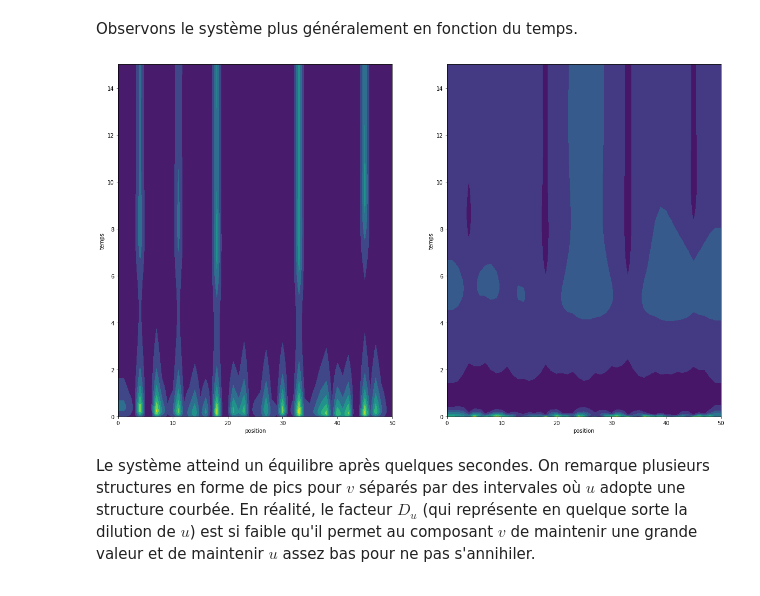
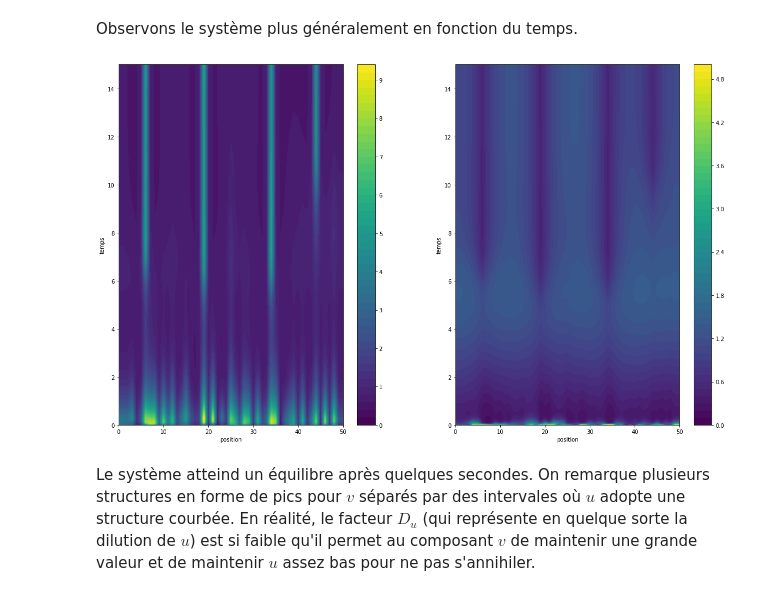
Before and after one commit to quent142/Projet-sim-num-Quentin-Jonathan, a Jupyter notebook: Notebook_Brusselator.ipynb, the cells around one changed output. Saved outputs shown, nothing was run; the diff lists cells and outputs as text; code cells hidden in the pictures.

```diff
--- a/Notebook_Brusselator.ipynb
+++ b/Notebook_Brusselator.ipynb
@@ -292,19 +292,21 @@ plt.show()
 # %% [markdown]
 Observons le système plus généralement en fonction du temps.
 # %%
-fig2_3 = plt.figure(figsize=(20,12))
+fig1_2 = plt.figure(figsize=(20,12))
 [xx,tt] = np.meshgrid(x,np.linspace(0,time,T+1))
 ax1 = plt.subplot(121)
 ax1.set_xlabel("position")
 ax1.set_ylabel("temps")
-graphe_1 = plt.contourf(xx,tt,np.transpose(u))
+graphe_1 = plt.contourf(xx,tt,np.transpose(u),50)
+fig1_2.colorbar(graphe_1,ax=ax1)
 ax2 = plt.subplot(122)
 ax2.set_xlabel("position")
 ax2.set_ylabel("temps")
-graphe_2 = plt.contourf(xx,tt,np.transpose(v))
+graphe_2 = plt.contourf(xx,tt,np.transpose(v),50)
+fig1_2.colorbar(graphe_2,ax=ax2)
 plt.show()
 # %% [output]
-[figure, old version]
+[figure, new version]
 # %% [markdown]
 Le système atteind un équilibre après quelques secondes. On remarque plusieurs structures en forme de pics pour $v$ séparés par des intervales où $u$ adopte une structure courbée. En réalité, le facteur $D_u$ (qui représente en quelque sorte la dilution de $u$) est si faible qu'il permet au composant $v$ de maintenir une grande valeur et de maintenir $u$ assez bas pour ne pas s'annihiler.
 # %% [markdown]
```
Also changed, not shown: parts of 7 cells of this notebook.
